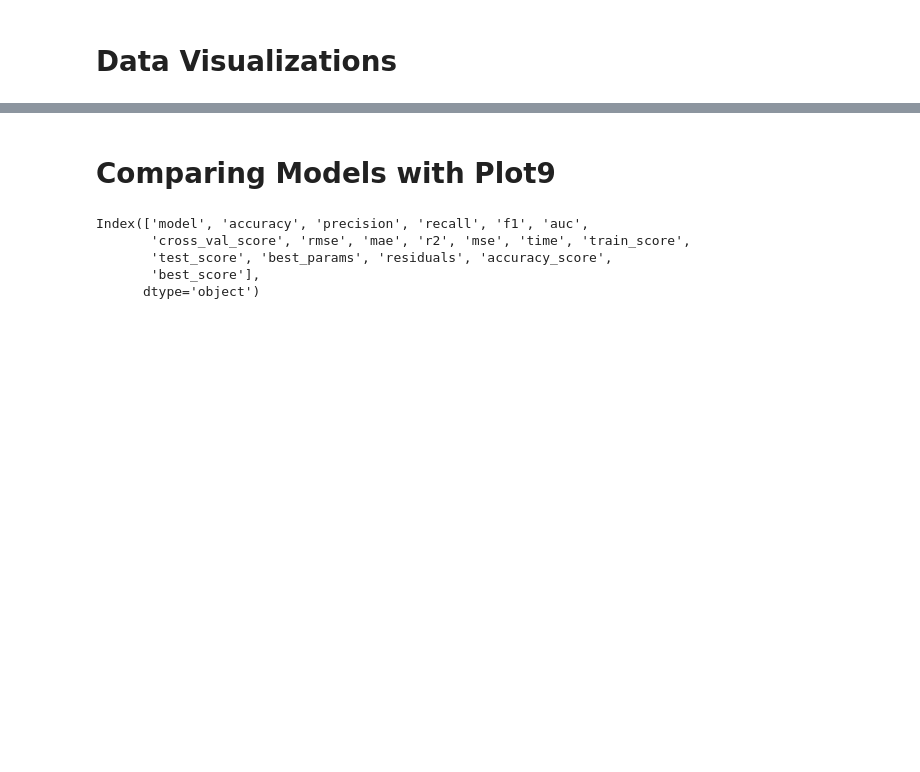
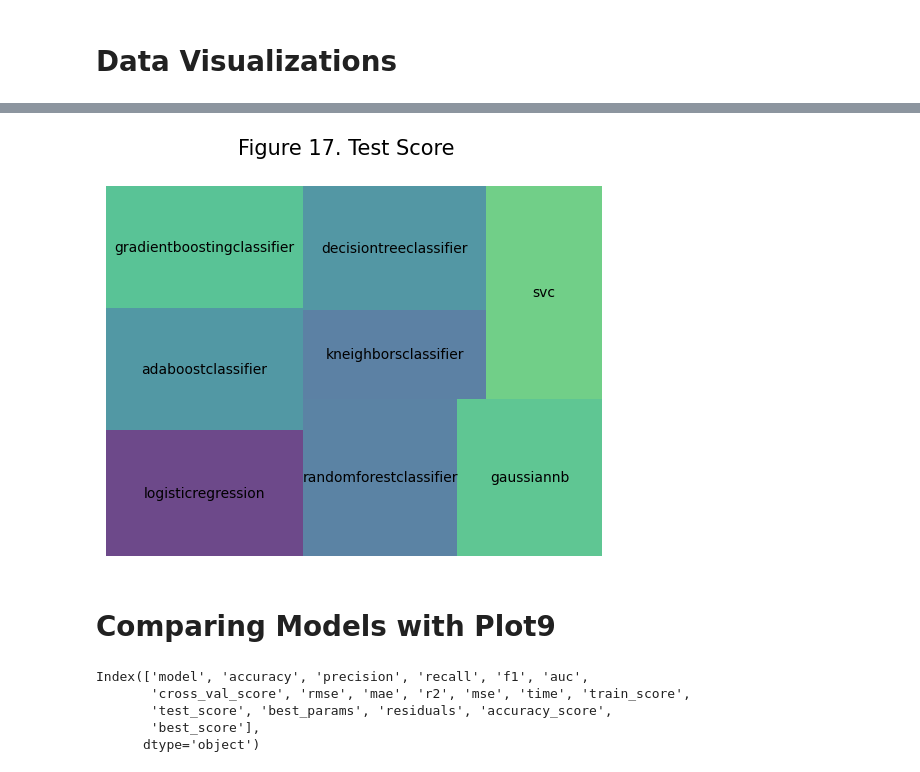
Before and after one commit to grahamwaters/Reddit-NLP-Analysis, a Jupyter notebook: notebooks/03_data_viz.ipynb, the cells around one changed output, grey strips where cells are left out. Cells and saved outputs as stored; diff of their text form; code cells hidden in the pictures; blank space fills up the shorter version.

```diff
--- a/notebooks/03_data_viz.ipynb
+++ b/notebooks/03_data_viz.ipynb
@@ -340,3 +375,10 @@ data.head() # view the first 5 rows of the data
+# %%
+squarify.plot(sizes=data['test_score'], label=df['model'], alpha=.8 )
+plt.suptitle('Figure 17. Test Score', fontsize=15)
+plt.axis('off')
+plt.show()
+# %% [output]
+[figure, added]
 # %% [markdown]
 # Comparing Models with Plot9
 # %%
```
Also changed, not shown: parts of 2 cells of this notebook, 4 other files.
